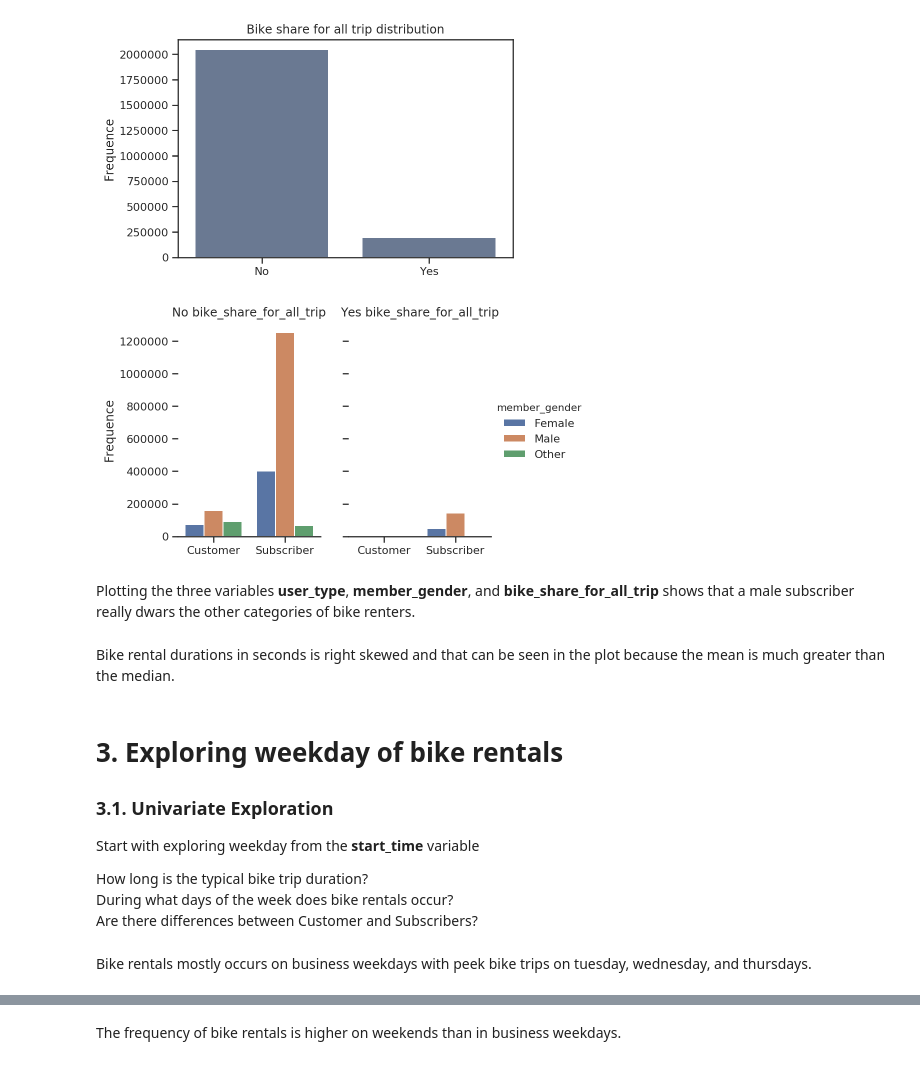
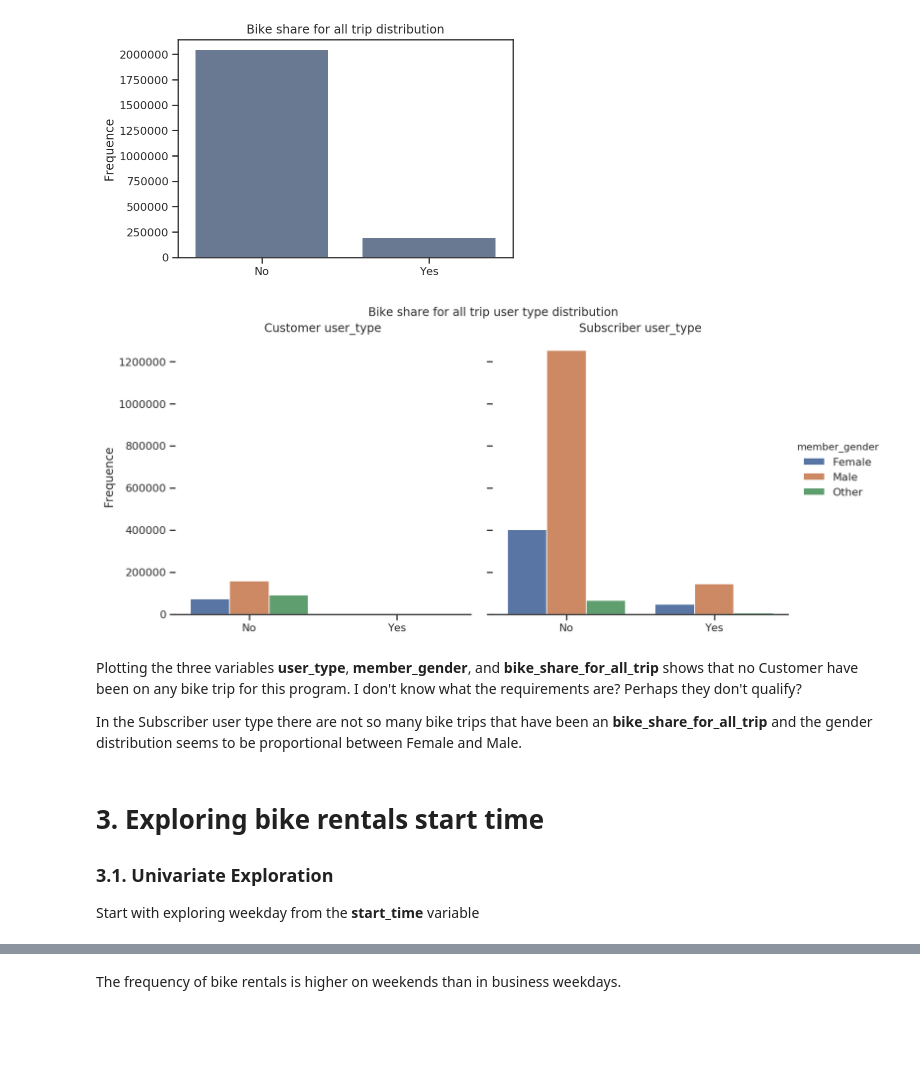
Before and after one commit to marcusholmgren/bikeshare-analysis, a Jupyter notebook: fordgobike-analysis.ipynb, the cells around one changed output, grey strips where cells are left out. Cells and saved outputs as stored; diff of their text form; code cells hidden in the pictures; blank space fills up the shorter version.

```diff
--- a/fordgobike-analysis.ipynb
+++ b/fordgobike-analysis.ipynb
@@ -527,33 +551,25 @@ ax.set(xlabel='', ylabel='Frequence', title='Bike share for all trip distributio
 First occurence of a Bike share for all trip: 2018-01-01
 [figure]
 # %%
-g = sns.catplot(x='user_type',
+g = sns.catplot(x='bike_share_for_all_trip',
                 hue='member_gender',
-                col='bike_share_for_all_trip',
+                col='user_type',
                 data=bikeshare_df,
-                kind='count',
-                height=4, aspect=.7)
+                kind='count')
 
-
+g.fig.suptitle('Bike share for all trip user type distribution', verticalalignment='bottom')
 g.set_axis_labels("", "Frequence")\
-    .set_xticklabels(["Customer", "Subscriber"])\
     .set_titles("{col_name} {col_var}")\
     .despine(left=True);
 # %% [output]
-[figure, old version]
+[figure, new version]
-# %% [markdown]
-Plotting the three variables __user_type__, __member_gender__, and __bike_share_for_all_trip__ shows that a male subscriber really dwars the other categories of bike renters.
-# %% [markdown]
-Bike rental durations in seconds is right skewed and that can be seen in the plot because the mean is much greater than the median.
+# %% [markdown]
+Plotting the three variables __user_type__, __member_gender__, and __bike_share_for_all_trip__ shows that no Customer have been on any bike trip for this program. I don't know what the requirements are? Perhaps they don't qualify?
+
+In the Subscriber user type there are not so many bike trips that have been an __bike_share_for_all_trip__ and the gender distribution seems to be proportional between Female and Male.
 # %% [markdown]
-# 3. Exploring weekday of bike rentals
+# 3. Exploring bike rentals start time
 
 ### 3.1. Univariate Exploration
 
 Start with exploring weekday from the  __start_time__ variable
-
-How long is the typical bike trip duration?
-During what days of the week does bike rentals occur?
-Are there differences between Customer and Subscribers?
-# %% [markdown]
-Bike rentals mostly occurs on business weekdays with peek bike trips on tuesday, wednesday, and thursdays.
```
Also changed, not shown: parts of 37 cells of this notebook, 8 other files.
